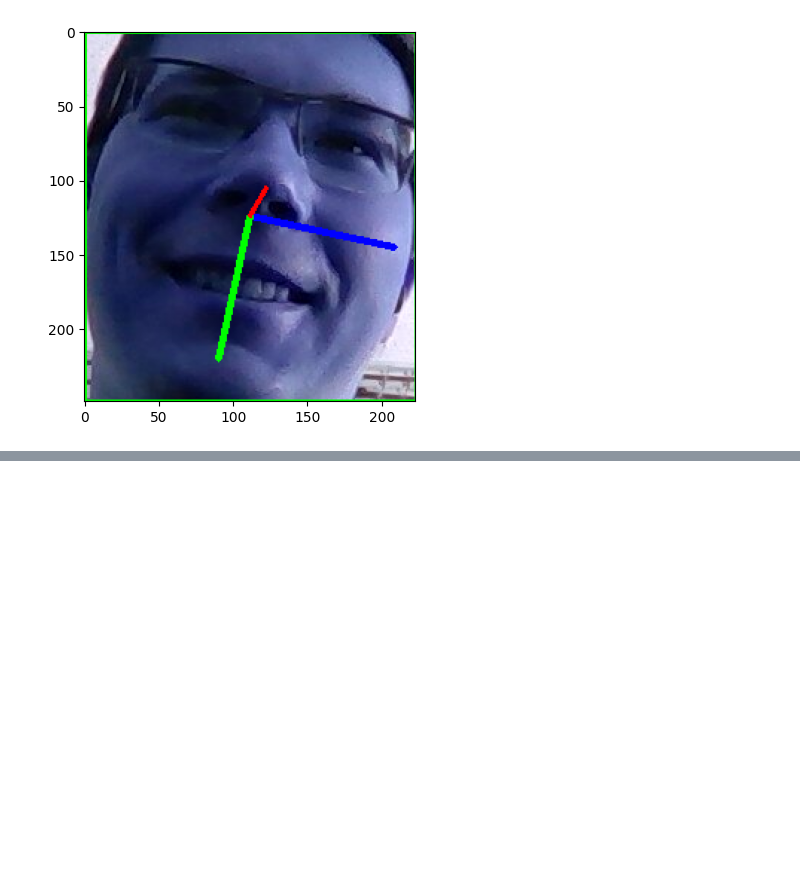
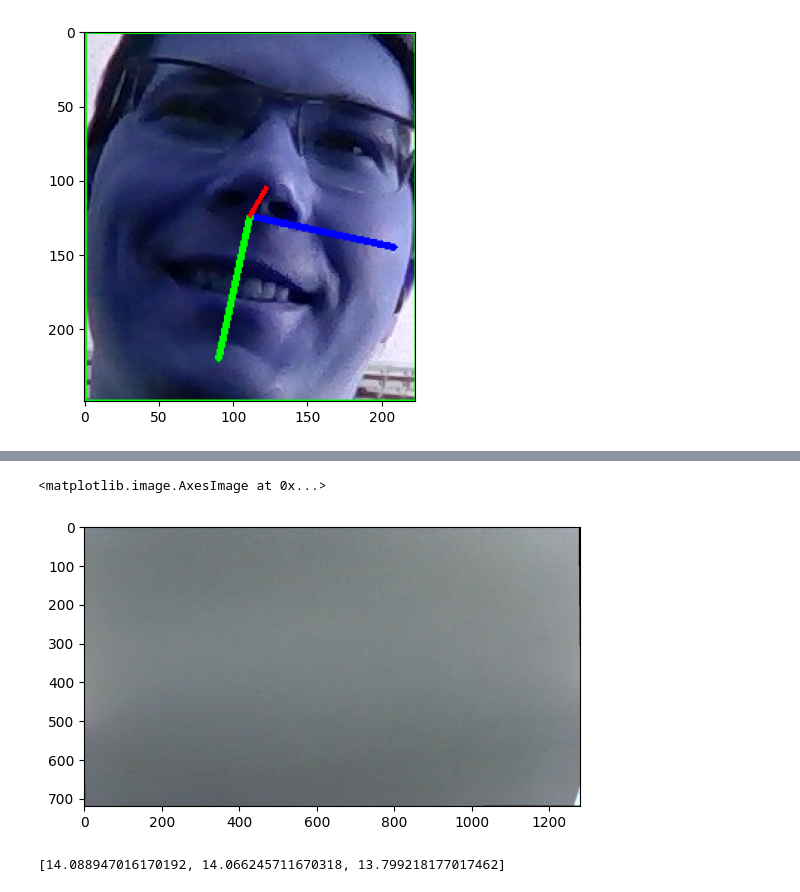
Before and after one commit to MulhamShaheen/ed-ai-coach-bootcamp-2023, a Jupyter notebook: test.ipynb, the cells around one changed output, grey strips where cells are left out. Cells and saved outputs as stored; diff of their text form; code cells hidden in the pictures; blank space fills up the shorter version.

```diff
--- a/test.ipynb
+++ b/test.ipynb
@@ -116,0 +186,15 @@ plt.imshow(new_image)
+# %%
+plane = cv2.imread('/home/ed-validator-bootcamp/demo_images/plane_back.jpg')
+plt.imshow(plane)
+# %% [output]
+<matplotlib.image.AxesImage at 0x...>
+[figure, added]
+# %%
+res = []
+for chanel in range(3):
+    flat_chan = plane[:,:,chanel].flatten()
+    res.append(np.std(flat_chan))
+
+print(res)
+# %% [output]
+[14.088947016170192, 14.066245711670318, 13.799218177017462]
```
Also changed, not shown: parts of 9 cells of this notebook, 2 other files.
